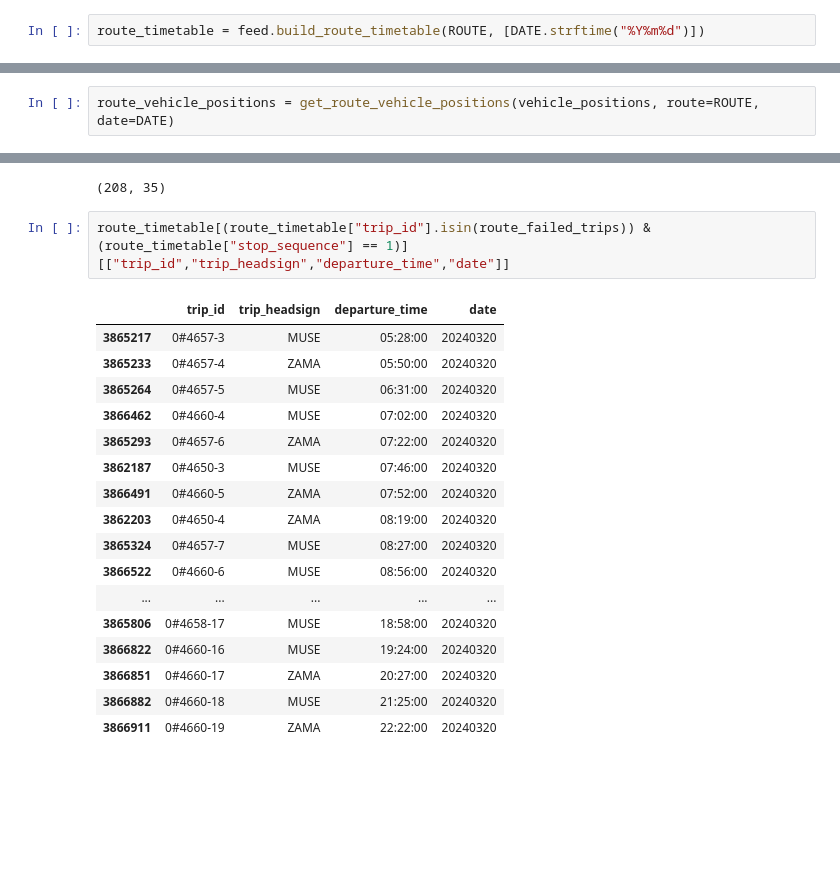
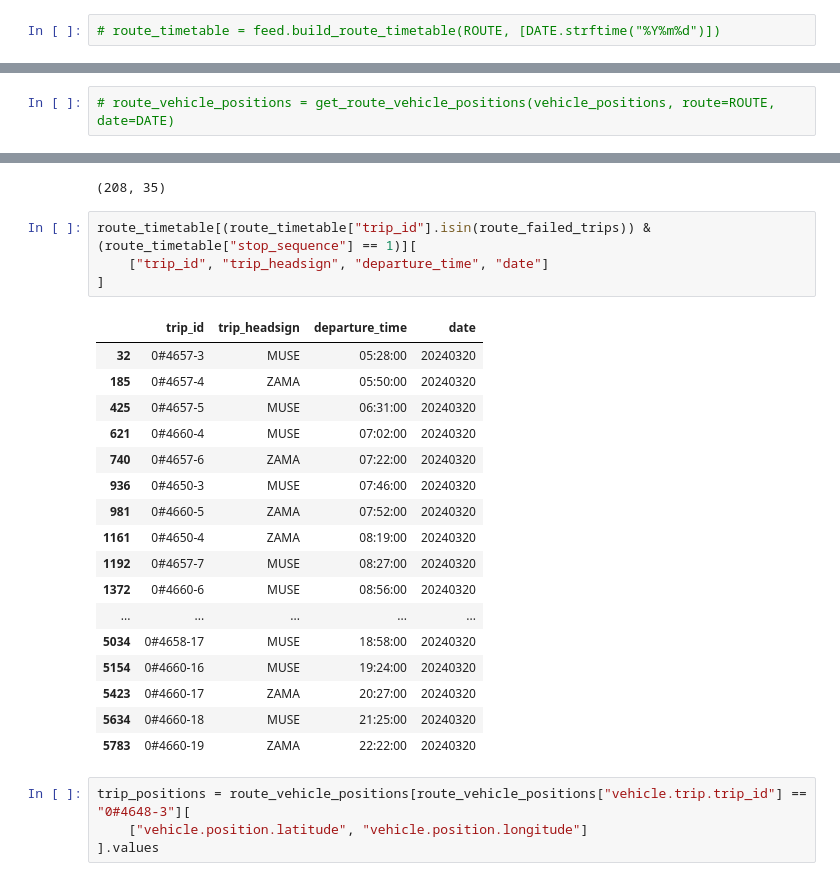
Before and after one commit to fra-luc/datac-analysis, a Jupyter notebook: src/analysis.ipynb, the cells around one changed output, grey strips where cells are left out. Saved outputs shown, nothing was run; the diff lists cells and outputs as text; blank space fills up the shorter version.

```diff
--- a/src/analysis.ipynb
+++ b/src/analysis.ipynb
@@ -34,2 +65,2 @@ vehicle_positions = vehicle_positions[vehicle_positions.index.to_series().dt.dat
 # %%
-route_timetable = feed.build_route_timetable(ROUTE, [DATE.strftime("%Y%m%d")])
+# route_timetable = feed.build_route_timetable(ROUTE, [DATE.strftime("%Y%m%d")])
@@ -43,2 +74,2 @@ def get_route_vehicle_positions(vehicle_positions: pandas.DataFrame, route: str,
 # %%
-route_vehicle_positions = get_route_vehicle_positions(vehicle_positions, route=ROUTE, date=DATE)
+# route_vehicle_positions = get_route_vehicle_positions(vehicle_positions, route=ROUTE, date=DATE)
@@ -52,22 +187,28 @@ len(route_planned_trips), len(route_failed_trips)
 # %% [output]
 (208, 35)
 # %%
-route_timetable[(route_timetable["trip_id"].isin(route_failed_trips)) & (route_timetable["stop_sequence"] == 1)][["trip_id","trip_headsign","departure_time","date"]]
+route_timetable[(route_timetable["trip_id"].isin(route_failed_trips)) & (route_timetable["stop_sequence"] == 1)][
+    ["trip_id", "trip_headsign", "departure_time", "date"]
+]
 # %% [output]
 |  | trip_id | trip_headsign | departure_time | date |
-| 3865217 | 0#4657-3 | MUSE | 05:28:00 | 20240320 |
-| 3865233 | 0#4657-4 | ZAMA | 05:50:00 | 20240320 |
-| 3865264 | 0#4657-5 | MUSE | 06:31:00 | 20240320 |
-| 3866462 | 0#4660-4 | MUSE | 07:02:00 | 20240320 |
-| 3865293 | 0#4657-6 | ZAMA | 07:22:00 | 20240320 |
-| 3862187 | 0#4650-3 | MUSE | 07:46:00 | 20240320 |
-| 3866491 | 0#4660-5 | ZAMA | 07:52:00 | 20240320 |
-| 3862203 | 0#4650-4 | ZAMA | 08:19:00 | 20240320 |
-| 3865324 | 0#4657-7 | MUSE | 08:27:00 | 20240320 |
-| 3866522 | 0#4660-6 | MUSE | 08:56:00 | 20240320 |
+| 32 | 0#4657-3 | MUSE | 05:28:00 | 20240320 |
+| 185 | 0#4657-4 | ZAMA | 05:50:00 | 20240320 |
+| 425 | 0#4657-5 | MUSE | 06:31:00 | 20240320 |
+| 621 | 0#4660-4 | MUSE | 07:02:00 | 20240320 |
+| 740 | 0#4657-6 | ZAMA | 07:22:00 | 20240320 |
+| 936 | 0#4650-3 | MUSE | 07:46:00 | 20240320 |
+| 981 | 0#4660-5 | ZAMA | 07:52:00 | 20240320 |
+| 1161 | 0#4650-4 | ZAMA | 08:19:00 | 20240320 |
+| 1192 | 0#4657-7 | MUSE | 08:27:00 | 20240320 |
+| 1372 | 0#4660-6 | MUSE | 08:56:00 | 20240320 |
 | ... | ... | ... | ... | ... |
-| 3865806 | 0#4658-17 | MUSE | 18:58:00 | 20240320 |
-| 3866822 | 0#4660-16 | MUSE | 19:24:00 | 20240320 |
-| 3866851 | 0#4660-17 | ZAMA | 20:27:00 | 20240320 |
-| 3866882 | 0#4660-18 | MUSE | 21:25:00 | 20240320 |
-| 3866911 | 0#4660-19 | ZAMA | 22:22:00 | 20240320 |
+| 5034 | 0#4658-17 | MUSE | 18:58:00 | 20240320 |
+| 5154 | 0#4660-16 | MUSE | 19:24:00 | 20240320 |
+| 5423 | 0#4660-17 | ZAMA | 20:27:00 | 20240320 |
+| 5634 | 0#4660-18 | MUSE | 21:25:00 | 20240320 |
+| 5783 | 0#4660-19 | ZAMA | 22:22:00 | 20240320 |
+# %%
+trip_positions = route_vehicle_positions[route_vehicle_positions["vehicle.trip.trip_id"] == "0#4648-3"][
+    ["vehicle.position.latitude", "vehicle.position.longitude"]
+].values
```
Also changed, not shown: parts of 25 cells of this notebook, 3 other files.
